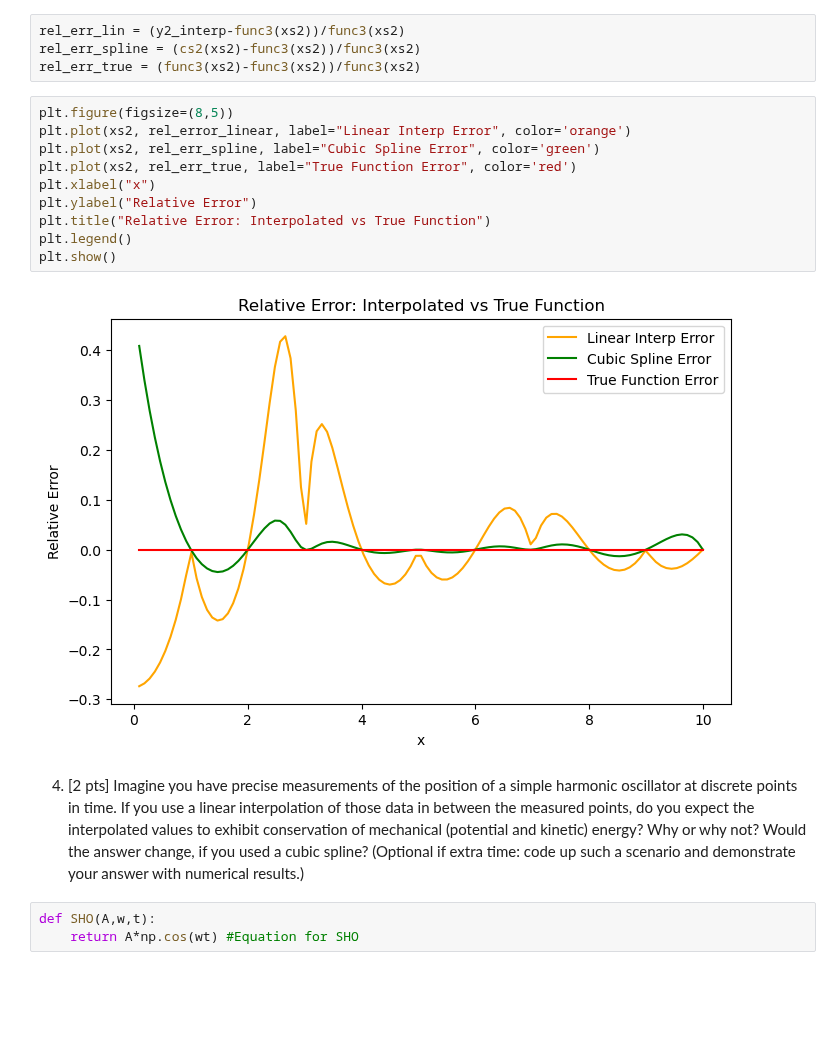
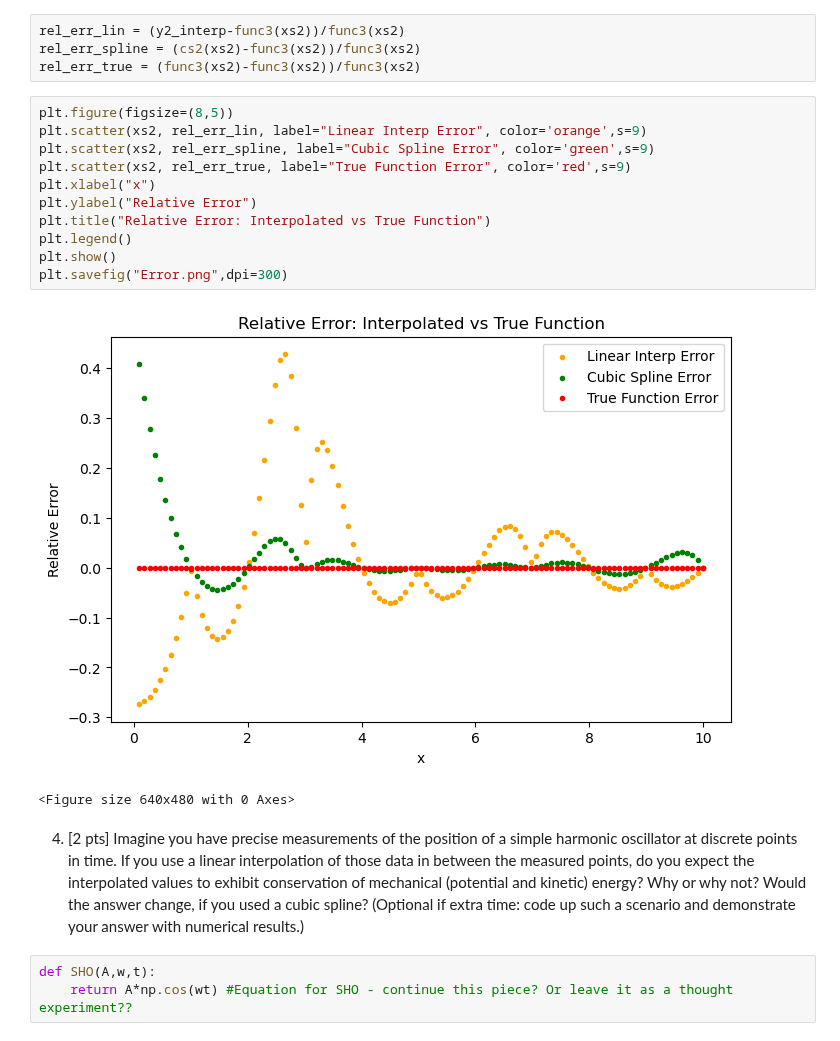
Before and after one commit to kparrine/Computational_Astro, a Jupyter notebook: C1/C1.ipynb, the cells around one changed output. Saved outputs shown, nothing was run; the diff lists cells and outputs as text; blank space fills up the shorter version.

Commit message:
Saving plots

```diff
--- a/C1/C1.ipynb
+++ b/C1/C1.ipynb
@@ -206,16 +206,18 @@ rel_err_spline = (cs2(xs2)-func3(xs2))/func3(xs2)
 rel_err_true = (func3(xs2)-func3(xs2))/func3(xs2)
 # %%
 plt.figure(figsize=(8,5))
-plt.plot(xs2, rel_error_linear, label="Linear Interp Error", color='orange')
-plt.plot(xs2, rel_err_spline, label="Cubic Spline Error", color='green')
-plt.plot(xs2, rel_err_true, label="True Function Error", color='red')
+plt.scatter(xs2, rel_err_lin, label="Linear Interp Error", color='orange',s=9)
+plt.scatter(xs2, rel_err_spline, label="Cubic Spline Error", color='green',s=9)
+plt.scatter(xs2, rel_err_true, label="True Function Error", color='red',s=9)
 plt.xlabel("x")
 plt.ylabel("Relative Error")
 plt.title("Relative Error: Interpolated vs True Function")
 plt.legend()
 plt.show()
+plt.savefig("Error.png",dpi=300)
 # %% [output]
-[figure, old version]
+[figure, new version]
+<Figure size 640x480 with 0 Axes>
 # %% [markdown]
 4. [2 pts] Imagine you have precise measurements of the position of a simple harmonic
 oscillator at discrete points in time. If you use a linear interpolation of those data in between
@@ -226,4 +228,4 @@ spline?
 results.)
 # %%
 def SHO(A,w,t):
-    return A*np.cos(wt) #Equation for SHO
+    return A*np.cos(wt) #Equation for SHO - continue this piece? Or leave it as a thought experiment??
```
Also changed, not shown: parts of 4 cells of this notebook.
